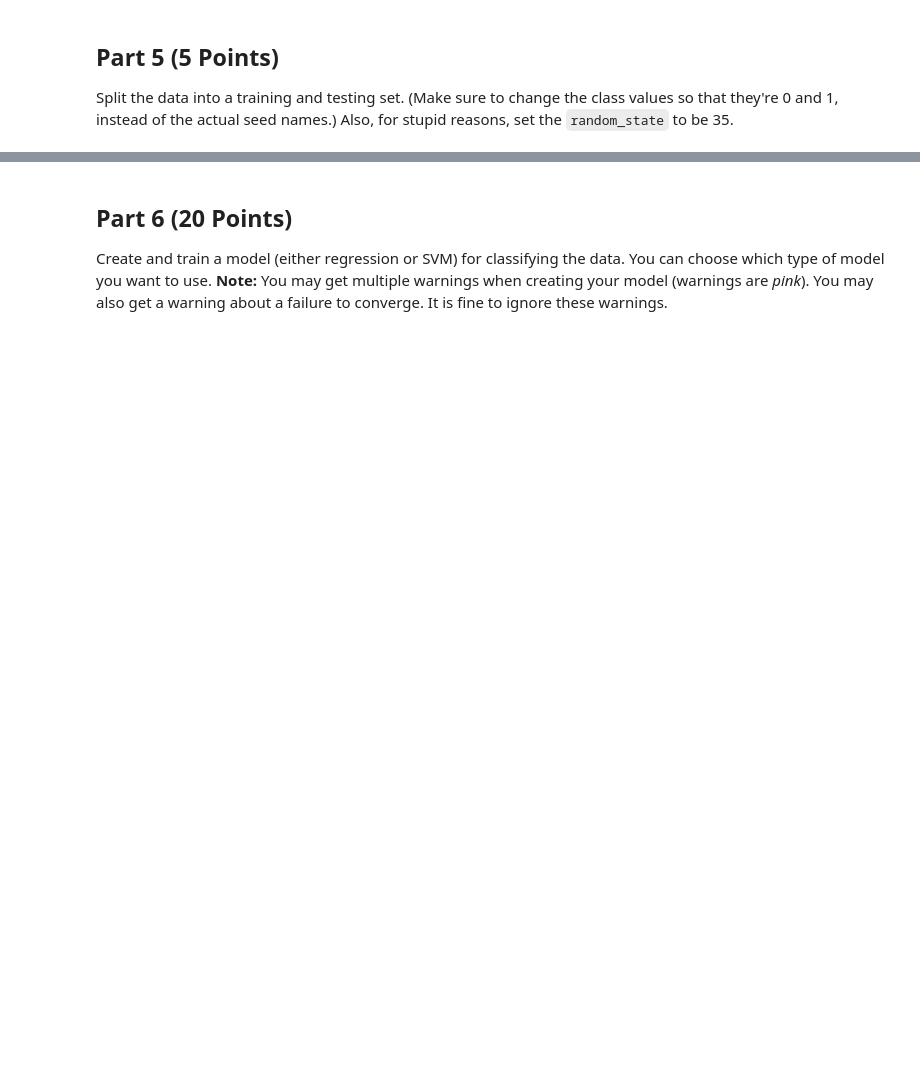
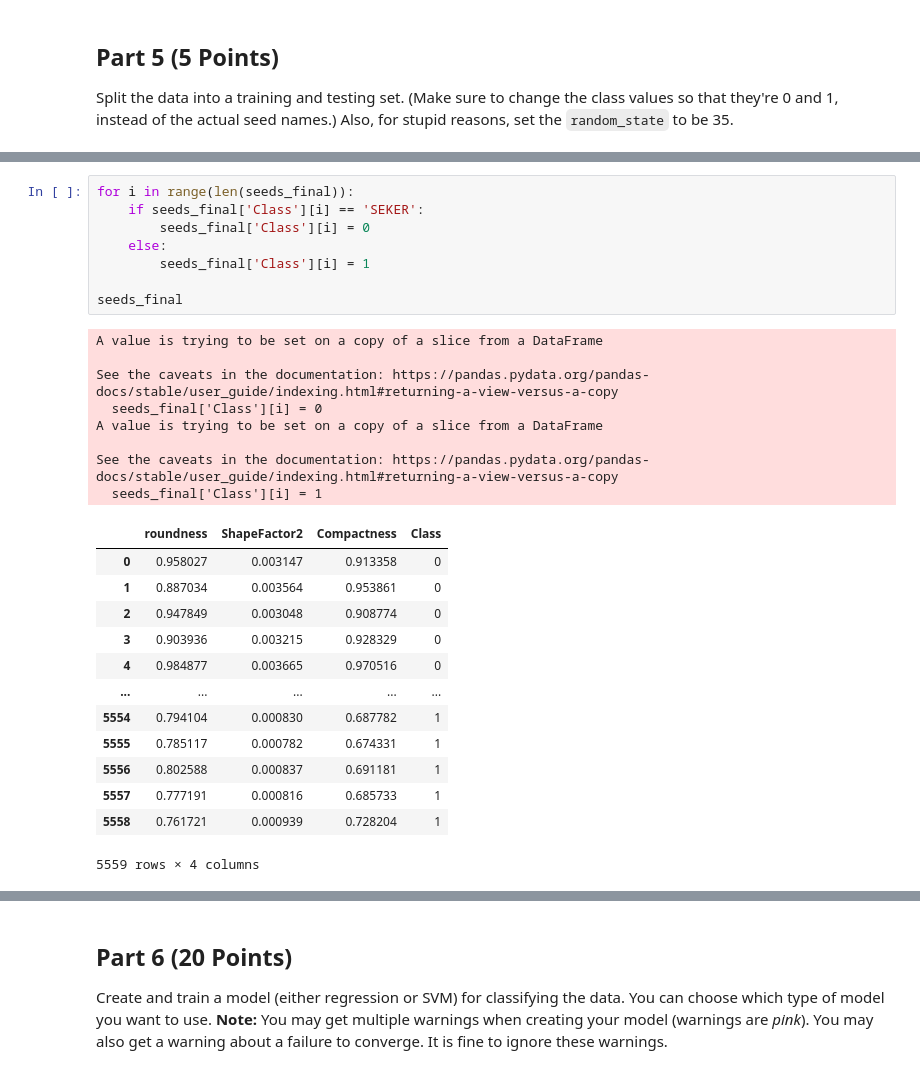
Before and after one commit to TrevorBloom/cmse202-s23-turnin, a Jupyter notebook: final/Final_S002_STUDENT.ipynb, the cells around one changed output, grey strips where cells are left out. Cells and saved outputs as stored; diff of their text form; blank space fills up the shorter version.

```diff
--- a/final/Final_S002_STUDENT.ipynb
+++ b/final/Final_S002_STUDENT.ipynb
@@ -119,0 +136,30 @@ Split the data into a training and testing set. (Make sure to change the class v
+# %%
+for i in range(len(seeds_final)):
+    if seeds_final['Class'][i] == 'SEKER':
+        seeds_final['Class'][i] = 0
+    else:
+        seeds_final['Class'][i] = 1
+
+seeds_final
+# %% [output]
+A value is trying to be set on a copy of a slice from a DataFrame
+
+See the caveats in the documentation: https://pandas.pydata.org/pandas-docs/stable/user_guide/indexing.html#returning-a-view-versus-a-copy
+  seeds_final['Class'][i] = 0
+A value is trying to be set on a copy of a slice from a DataFrame
+
+See the caveats in the documentation: https://pandas.pydata.org/pandas-docs/stable/user_guide/indexing.html#returning-a-view-versus-a-copy
+  seeds_final['Class'][i] = 1
+|  | roundness | ShapeFactor2 | Compactness | Class |
+| 0 | 0.958027 | 0.003147 | 0.913358 | 0 |
+| 1 | 0.887034 | 0.003564 | 0.953861 | 0 |
+| 2 | 0.947849 | 0.003048 | 0.908774 | 0 |
+| 3 | 0.903936 | 0.003215 | 0.928329 | 0 |
+| 4 | 0.984877 | 0.003665 | 0.970516 | 0 |
+| ... | ... | ... | ... | ... |
+| 5554 | 0.794104 | 0.000830 | 0.687782 | 1 |
+| 5555 | 0.785117 | 0.000782 | 0.674331 | 1 |
+| 5556 | 0.802588 | 0.000837 | 0.691181 | 1 |
+| 5557 | 0.777191 | 0.000816 | 0.685733 | 1 |
+| 5558 | 0.761721 | 0.000939 | 0.728204 | 1 |
+5559 rows × 4 columns
```
Also changed, not shown: parts of 6 cells of this notebook.
